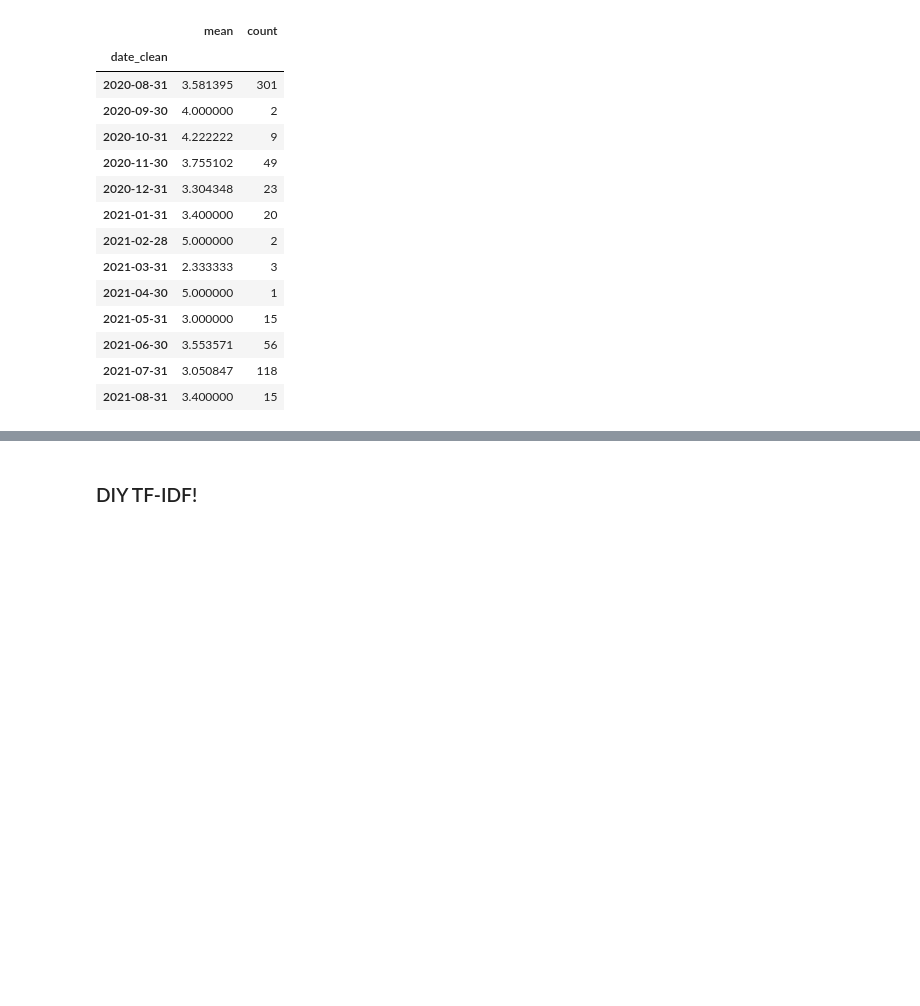
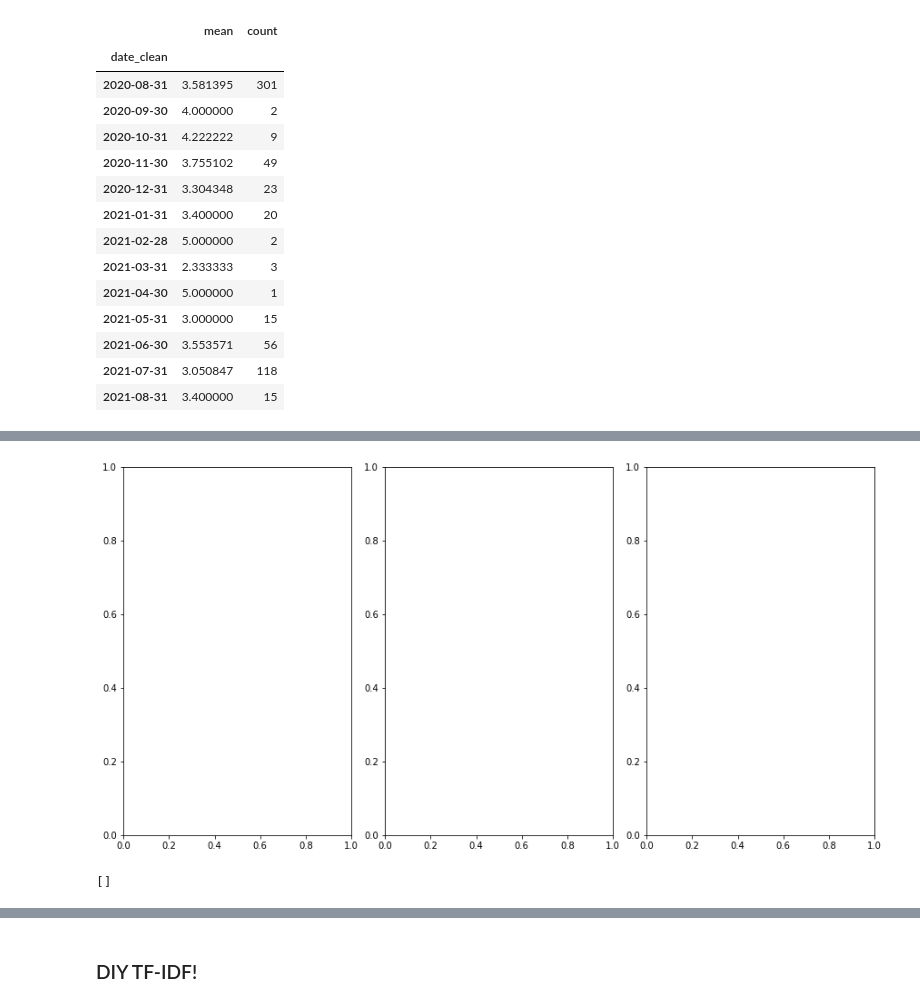
Before and after one commit to jack-cook-repo/reviews-tool, a Jupyter notebook: notebooks/Big Easy CW Reviews (Google cleaned data).ipynb, the cells around one changed output, grey strips where cells are left out. Drawn from its saved outputs; the diff is of its cells as text; code cells hidden in the pictures; blank space fills up the shorter version.

```diff
--- a/notebooks/Big Easy CW Reviews (Google cleaned data).ipynb
+++ b/notebooks/Big Easy CW Reviews (Google cleaned data).ipynb
@@ -207,0 +240,62 @@ for i in range(3):
+# %%
+fig, axs = plt.subplots(nrows=1, ncols=3, figsize=(12,6),
+                        constrained_layout=True)
+
+# Set up count vectorizer
+C = CountVectorizer(ngram_range=(2,3),
+                    max_df=0.4,
+                    min_df=5,
+                    binary=True,
+                    stop_words='english')
+
+# Strip 'big easy' and 'canary wharf'
+df_big_easy_clean['review_tfidf'] = [re.sub(r'(big easy|canary wharf)', '', s) for s in df_big_easy_clean['review_clean']]
+
+# Get scores
+res = C.fit_transform(df_big_easy_clean['review_tfidf'])
+
+# Set up dataframe
+df_res = pd.DataFrame(data=res.todense(),
+                      columns=C.get_feature_names())
+
+# Get counts by each term
+df_term_counts = pd.DataFrame(data=df_res.T.sum(axis=1).reset_index().values,
+                              columns=['term', 'count'])
+
+# For each bigram, figure out if there's a reverse of it with a higher count
+term_list = df_term_counts['term']
+terms_to_reverse = []
+
+for term in term_list:
+    term_rev = ' '.join(reversed(term.split()))
+
+    # Check if reversed term has higher count
+    if term_rev in term_list:
+
+        # Don't bother checking the reverse term once we've checked the first term
+        term_list.remove(term_rev)
+
+        term_count = df_term_counts.query(f'term=="{term}"')['count'].values[0]
+        term_rev_count = df_term_counts.query(f'term=="{term_rev}"')['count'].values[0]
+
+        if term_rev_count >= term_count:
+            terms_to_reverse.append(term)
+
+
+df_res_rev = df_res.copy(deep=True)
+
+# Then, for bigrams to reverse, add the count to it's reverse
+for term in terms_to_reverse:
+    term_rev = ' '.join(reversed(term.split()))
+
+    # Add less frequent term column into frequent one
+    df_res_rev[term_rev] += df_res_rev[term]
+
+# Then, drop columns we don't need
+df_res_rev = df_res_rev.drop(terms_to_reverse, axis=1)
+# %% [output]
+[figure, added]
+# %%
+terms_to_reverse
+# %% [output]
+[]
```
Also changed, not shown: parts of 19 cells of this notebook, 3 other files.
